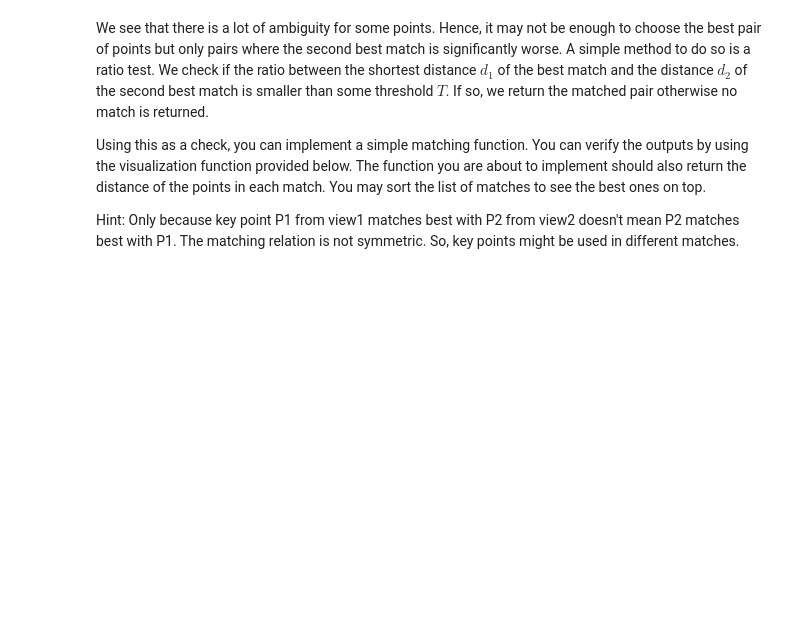
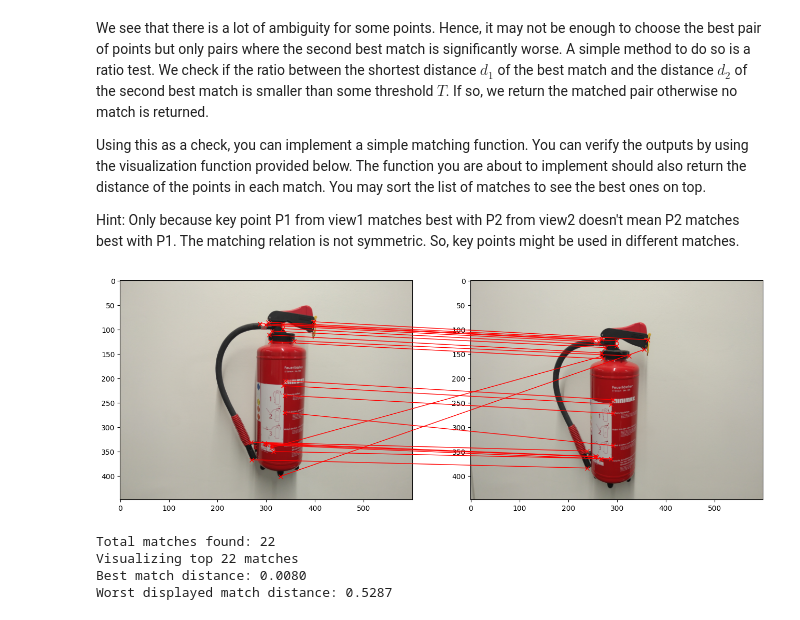
Before and after one commit to SriVidyaYeluripati/3dcv, a Jupyter notebook: 4.0-tl-feature-matching.ipynb, the cells around one changed output. Drawn from its saved outputs; the diff is of its cells as text; code cells hidden in the pictures; blank space fills up the shorter version.

```diff
--- a/4.0-tl-feature-matching.ipynb
+++ b/4.0-tl-feature-matching.ipynb
@@ -624,12 +701,26 @@ def match_keypoints(features_view1, features_view2, threshold=0.7):
 # %%
 matches, match_distances = match_keypoints(features["view1"], features["view2"])
 
 # sort matches by distance
-sorted_matches = # TODO: implement it
+sorted_indices = np.argsort(match_distances)
+sorted_matches = matches[sorted_indices]
+sorted_distances = match_distances[sorted_indices]
 
 # choose k best matches
-k = # TODO: implement it
-top_k_matches = # TODO: implement it
+k = min(50, len(sorted_matches))  # choose top 50 or all if fewer
+top_k_matches = sorted_matches[:k]
 
 # visualize
 plot_matches(view1, view2, keypoints["view1"][0], keypoints["view2"][0], top_k_matches)
+
+# print statistics
+print(f"Total matches found: {len(matches)}")
+print(f"Visualizing top {k} matches")
+print(f"Best match distance: {sorted_distances[0]:.4f}")
+print(f"Worst displayed match distance: {sorted_distances[k-1]:.4f}")
+# %% [output]
+[figure, added]
+Total matches found: 22
+Visualizing top 22 matches
+Best match distance: 0.0080
+Worst displayed match distance: 0.5287
```
Also changed, not shown: parts of 3 cells of this notebook.
